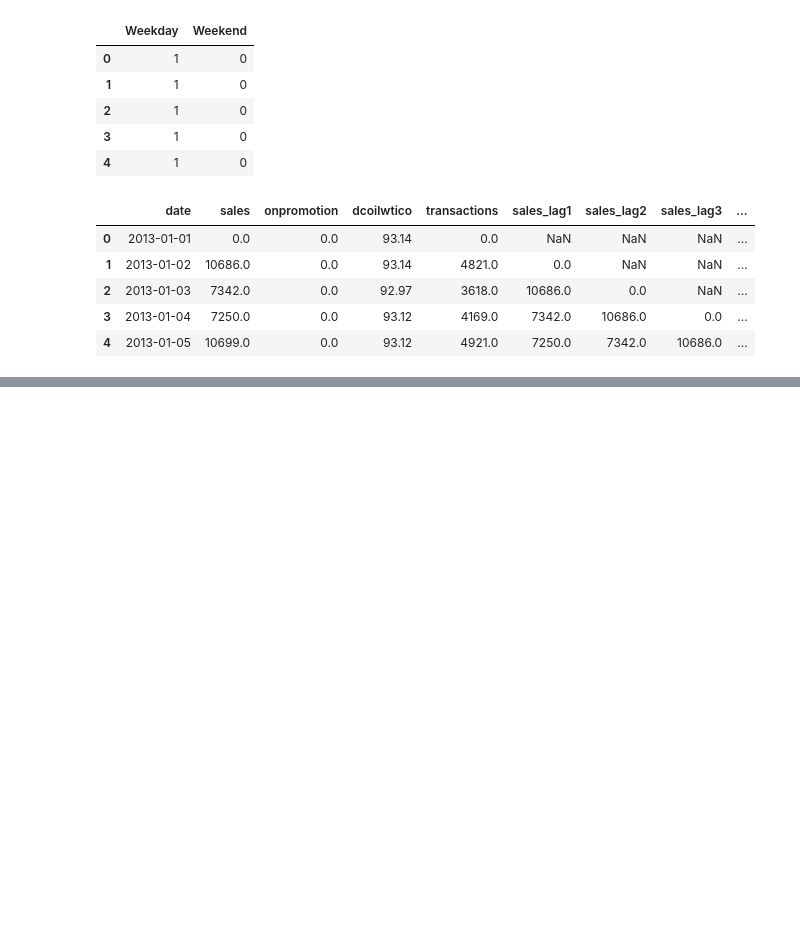
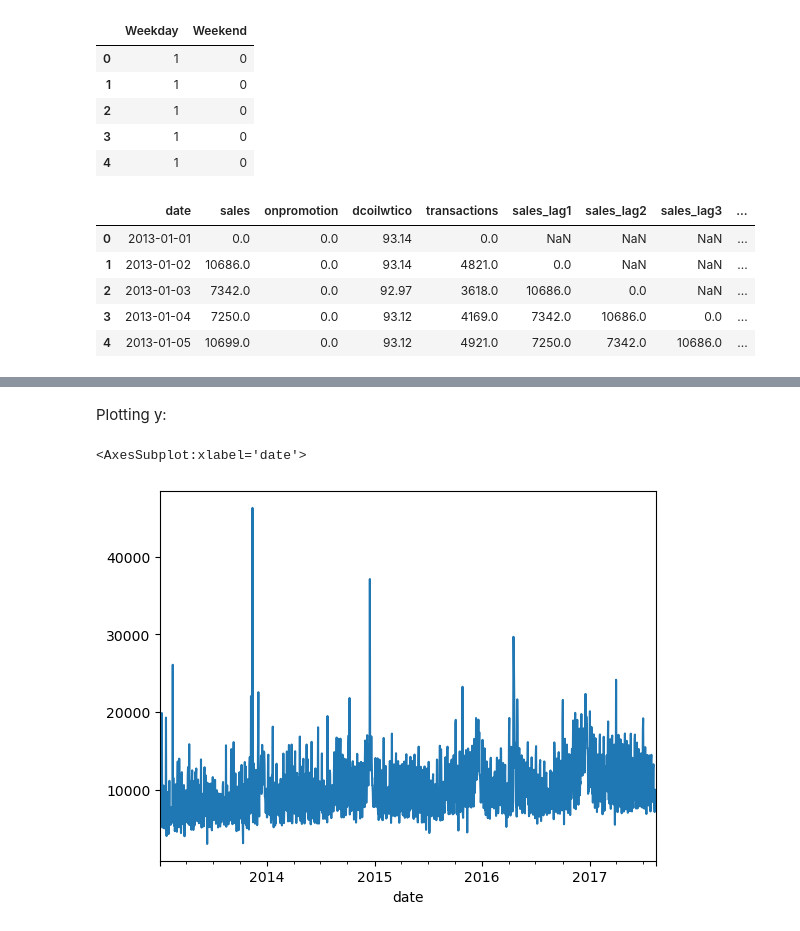
Before and after one commit to zxie9/Capstone-Project-Two, a Jupyter notebook: Notebooks/4. Pre-Processing and ARIMA Model.ipynb, the cells around one changed output, grey strips where cells are left out. Cells and saved outputs as stored; diff of their text form; code cells hidden in the pictures; blank space fills up the shorter version.

```diff
--- a/Notebooks/4. Pre-Processing and ARIMA Model.ipynb
+++ b/Notebooks/4. Pre-Processing and ARIMA Model.ipynb
@@ -107,0 +117,3 @@ data.head()
+# %%
+data['date'] = pd.to_datetime(data['date'])
+data.set_index('date', inplace = True)
@@ -107,0 +122,5 @@ data.head()
+# %%
+y = data['sales']
+# %%
+# Drop "2013-01-01" value since it's zero.
+y.drop(labels=['2013-01-01'], inplace=True)
@@ -107,0 +145,7 @@ data.head()
+# %% [markdown]
+Plotting y:
+# %%
+y.plot()
+# %% [output]
+<AxesSubplot:xlabel='date'>
+[figure, added]
```
Also changed, not shown: parts of 55 cells of this notebook.
